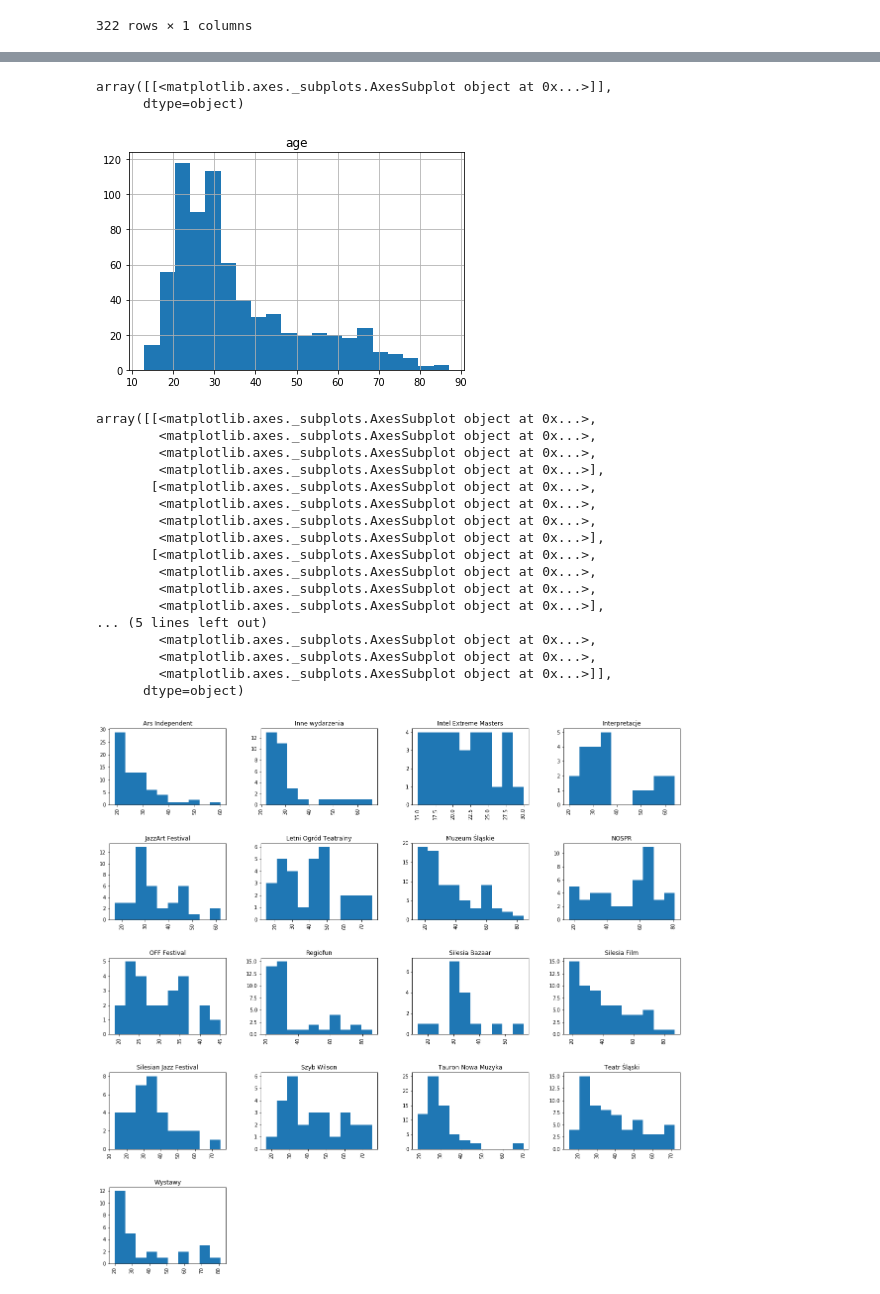
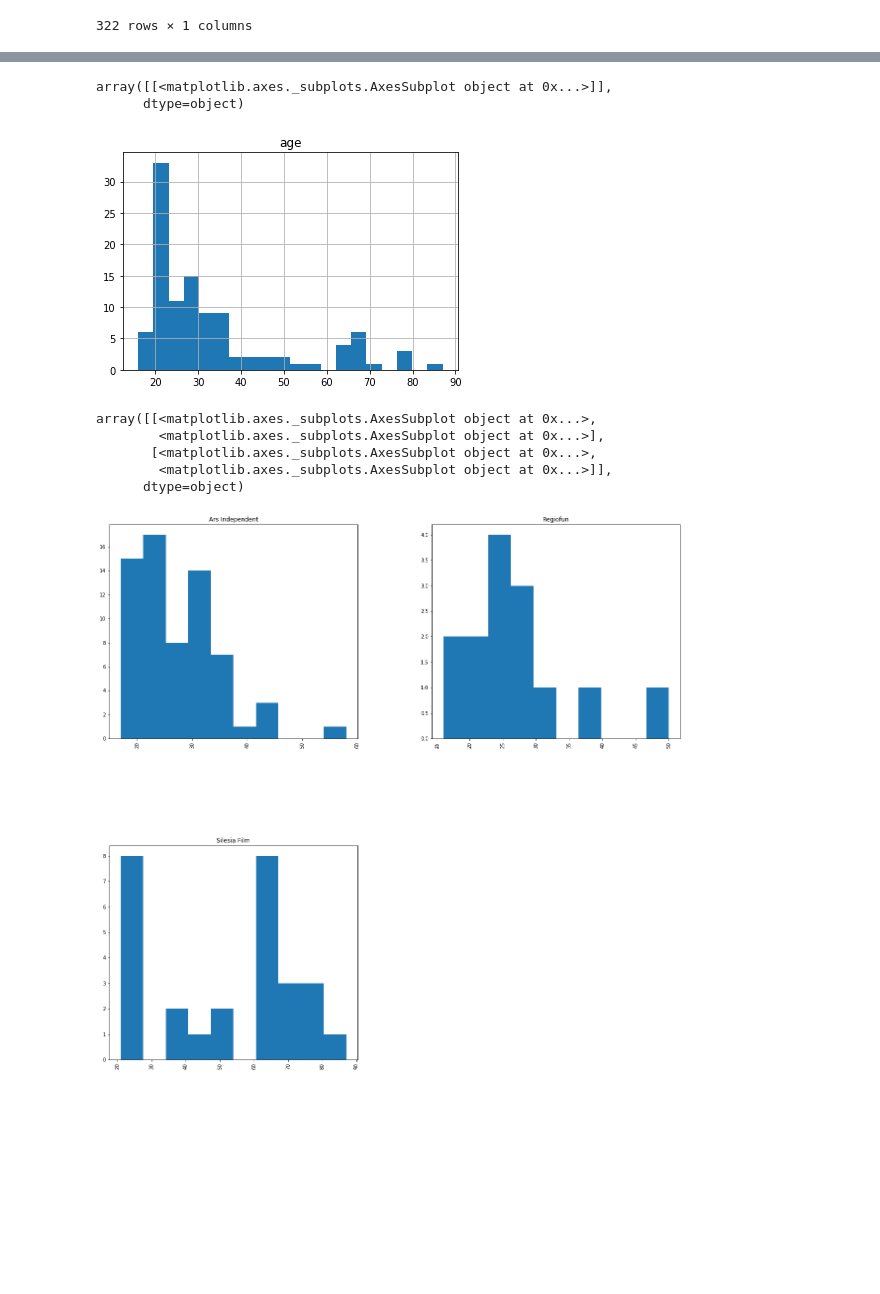
Before and after one commit to firemark/katowice-culture-survey, a Jupyter notebook: firemark.ipynb, the cells around one changed output, grey strips where cells are left out. Drawn from its saved outputs; the diff is of its cells as text; code cells hidden in the pictures; blank space fills up the shorter version.

Commit message:
better plots

```diff
--- a/firemark.ipynb
+++ b/firemark.ipynb
@@ -10,3 +10,5 @@ import pandas as pd
 # %%
 fm = pd.read_csv('survey-data.csv')
 fm = fm.assign(id=pd.Series( range(1, len(fm) + 1) ))  # trudne - przydzielamy osobne ID do wiersza
+fm = fm.assign(date=pd.to_datetime(fm.date, format='%Y-%m-%d'))  # tez trudne - zmieniamy na "timestamp"
+len(fm)
@@ -50,4 +107,4 @@ fm[:5]
 # %%
-kat = fm[fm.address_city == 'Katowice']  # wyciagamy tylko wyniki z Katowic
-len(kat)
+kino = fm[fm.place == 'Kino Światowid']  # wyciagamy tylko wyniki z Kina światowid
+len(kino)
 # %% [output]
@@ -81,31 +153,19 @@ len(kat)
 import matplotlib
 %matplotlib inline
 # %%
-kat.hist(column='age', bins=20)
+kino.hist(column='age', bins=20)
 # %% [output]
 array([[<matplotlib.axes._subplots.AxesSubplot object at 0x...>]],
       dtype=object)
-[figure, old version]
+[figure, new version]
 # %%
-kat.hist(column='age', by='event', bins=10, figsize=(20, 20), xlabelsize=10, ylabelsize=10)
+kino.hist(column='age', by='event', bins=10, figsize=(20, 20), xlabelsize=10, ylabelsize=10)
 # %% [output]
 array([[<matplotlib.axes._subplots.AxesSubplot object at 0x...>,
-        <matplotlib.axes._subplots.AxesSubplot object at 0x...>,
-        <matplotlib.axes._subplots.AxesSubplot object at 0x...>,
         <matplotlib.axes._subplots.AxesSubplot object at 0x...>],
        [<matplotlib.axes._subplots.AxesSubplot object at 0x...>,
-        <matplotlib.axes._subplots.AxesSubplot object at 0x...>,
-        <matplotlib.axes._subplots.AxesSubplot object at 0x...>,
-        <matplotlib.axes._subplots.AxesSubplot object at 0x...>],
-       [<matplotlib.axes._subplots.AxesSubplot object at 0x...>,
-        <matplotlib.axes._subplots.AxesSubplot object at 0x...>,
-        <matplotlib.axes._subplots.AxesSubplot object at 0x...>,
-        <matplotlib.axes._subplots.AxesSubplot object at 0x...>],
-... (5 lines left out)
-        <matplotlib.axes._subplots.AxesSubplot object at 0x...>,
-        <matplotlib.axes._subplots.AxesSubplot object at 0x...>,
         <matplotlib.axes._subplots.AxesSubplot object at 0x...>]],
       dtype=object)
-[figure, old version]
+[figure, new version]
 # %%
 (
```
Also changed, not shown: parts of 10 cells of this notebook.
